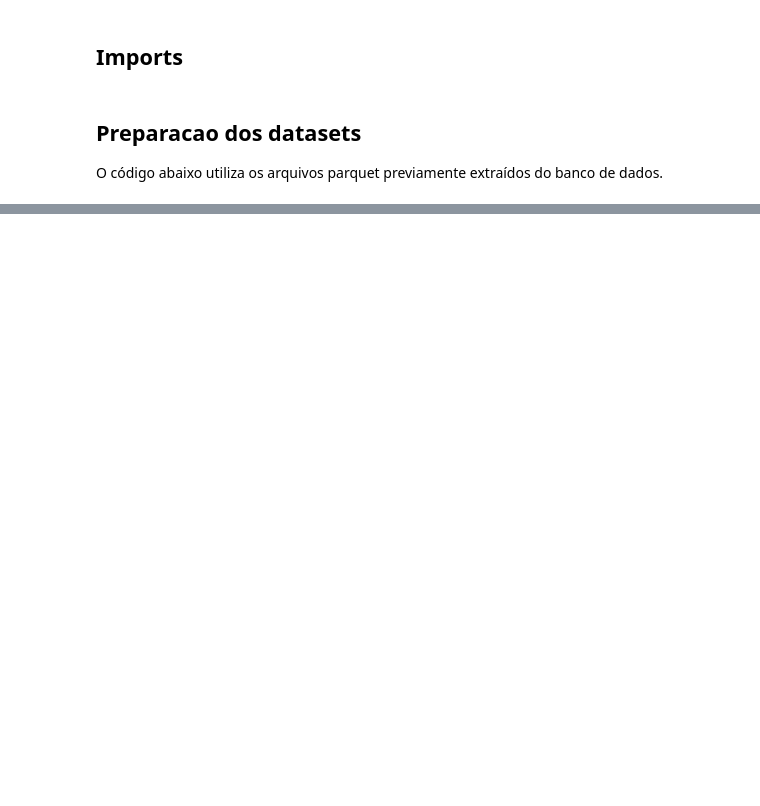
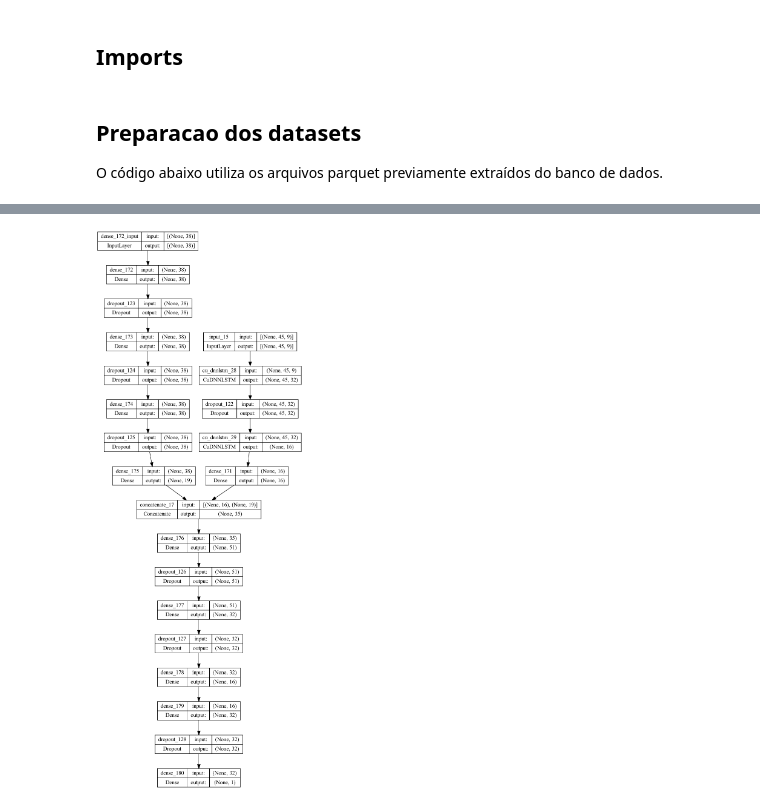
Before and after one commit to secretaria-ICA/proj_final_bimaster, a Jupyter notebook: final_dataset.ipynb, the cells around one changed output, grey strips where cells are left out. Cells and saved outputs as stored; diff of their text form; code cells hidden in the pictures; blank space fills up the shorter version.

Commit message:
Modelo com duas entradas

```diff
--- a/final_dataset.ipynb
+++ b/final_dataset.ipynb
@@ -163,0 +160,82 @@ df_tech[signal_cols].head()
+# %%
+from keras.layers import CuDNNLSTM, Input, RepeatVector, TimeDistributed, Dense, concatenate, Dropout
+from keras.models import Model, Sequential, load_model
+from keras.callbacks import EarlyStopping, ModelCheckpoint, ReduceLROnPlateau
+from keras.utils import plot_model
+from keras.optimizers import Adam
+
+
+preprocess = PreProcess()
+metric = "AUC"
+
+# Define os callback que serão usados no treinamento do modelo
+cb_early_stopping = EarlyStopping(monitor=f'val_{metric.lower()}',
+                               patience=20,
+                               min_delta=0.0005,
+                               mode='max')
+
+cb_model_checkpoint = ModelCheckpoint("data/tf_models/final_model/model-test-{epoch:02d}-{val_auc:.4f}.h5",
+                                      monitor=f'val_{metric.lower()}',
+                                      save_best_only=True,
+                                      verbose=1,
+                                      mode="max")
+
+cb_reduce_lr_on_plateu = ReduceLROnPlateau(monitor=f"val_{metric.lower()}",
+                                            factor=0.1,
+                                            patience=10,
+                                            verbose=0,
+                                            mode="auto",
+                                            min_delta=0.0001,
+                                            cooldown=0,
+                                            min_lr=0.0000001)
+
+df_train = preprocess.read_dataset_from_parquet("data/train_dataset/indicadores_com_sinais/train_data.parquet")
+df_test = preprocess.read_dataset_from_parquet("data/train_dataset/indicadores_com_sinais/test_data.parquet")
+
+X_TS_Train = np.array([val[0] for val in df_train.values])
+X_TS_Test = np.array([val[0] for val in df_test.values])
+
+Y_train = df_train.pop('label')
+Y_test = df_test.pop('label')
+
+X_SIG_Train = df_train[df_train.columns[~df_train.columns.isin(['series'])]].values
+X_SIG_Test = df_test[df_test.columns[~df_test.columns.isin(['series'])]].values
+
+# Rede LSTM
+input_ts_data = Input((X_TS_Train.shape[1], X_TS_Train.shape[2]) )
+lstm_layer = CuDNNLSTM(32, input_shape=X_TS_Train.shape, return_sequences=True)(input_ts_data)
+lstm_layer = Dropout(0.2)(lstm_layer)
+lstm_layer = CuDNNLSTM(16, input_shape=X_TS_Train.shape)(lstm_layer)
+lstm_layer = Dense(16, activation="relu")(lstm_layer)
+model_lstm = Model(input_ts_data, lstm_layer)
+
+# Rede MLP para tratar os sinais de negociação
+mlp = Sequential()
+mlp.add(Dense(X_SIG_Train.shape[1], input_dim = X_SIG_Train.shape[1], activation="relu"))
+mlp.add(Dropout(0.2))
+mlp.add(Dense(X_SIG_Train.shape[1], activation="relu"))
+mlp.add(Dropout(0.2))
+mlp.add(Dense(X_SIG_Train.shape[1], activation="relu"))
+mlp.add(Dropout(0.2))
+mlp.add(Dense(X_SIG_Train.shape[1]//2, activation="relu"))
+
+# Concatena os modelos
+final_layers = concatenate([model_lstm.output, mlp.output])
+final_layers = Dense(51, activation="relu")(final_layers)
+final_layers = Dropout(0.2)(final_layers)
+final_layers = Dense(32, activation="relu")(final_layers)
+final_layers = Dropout(0.2)(final_layers)
+final_layers = Dense(16, activation="relu")(final_layers)
+final_layers = Dense(32, activation="relu")(final_layers)
+final_layers = Dropout(0.2)(final_layers)
+final_layers = Dense(1, activation='sigmoid')(final_layers)
+
+optimizer = Adam(learning_rate=0.002)
+full_model = Model(inputs=[model_lstm.input, mlp.input], outputs=final_layers)
+
+full_model.compile(loss='binary_crossentropy',
+                    optimizer=optimizer,
+                    metrics=[metric])
+full_model.summary()
+plot_model(full_model, 'full_model.png', show_shapes=True)
+# %% [output]
@@ -163,0 +259 @@ df_tech[signal_cols].head()
+[figure, added]
```
Also changed, not shown: parts of 12 cells of this notebook, 5 other files.
